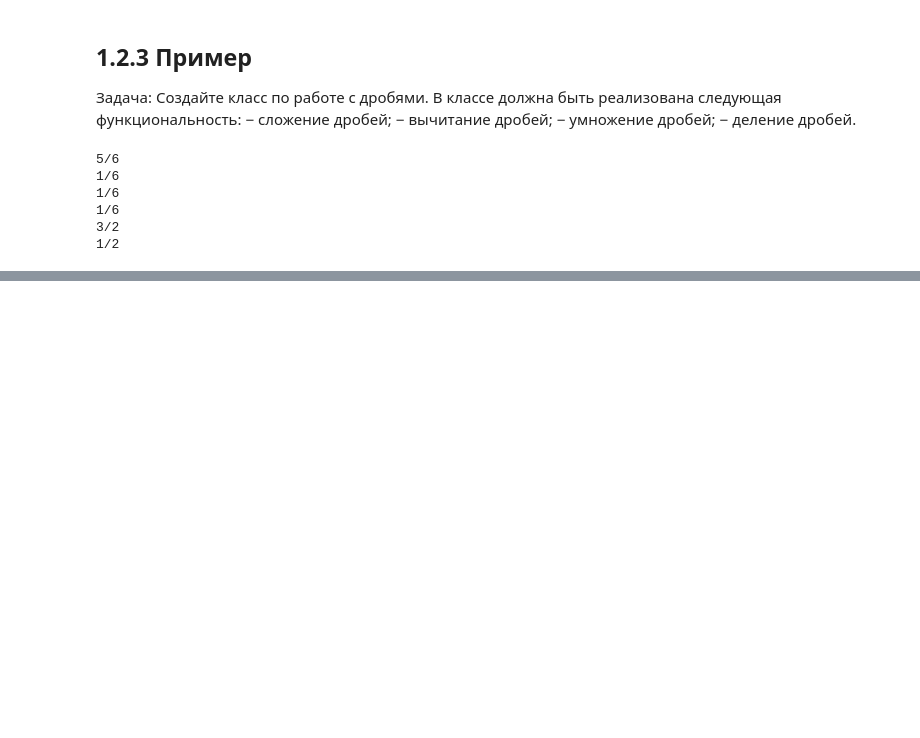
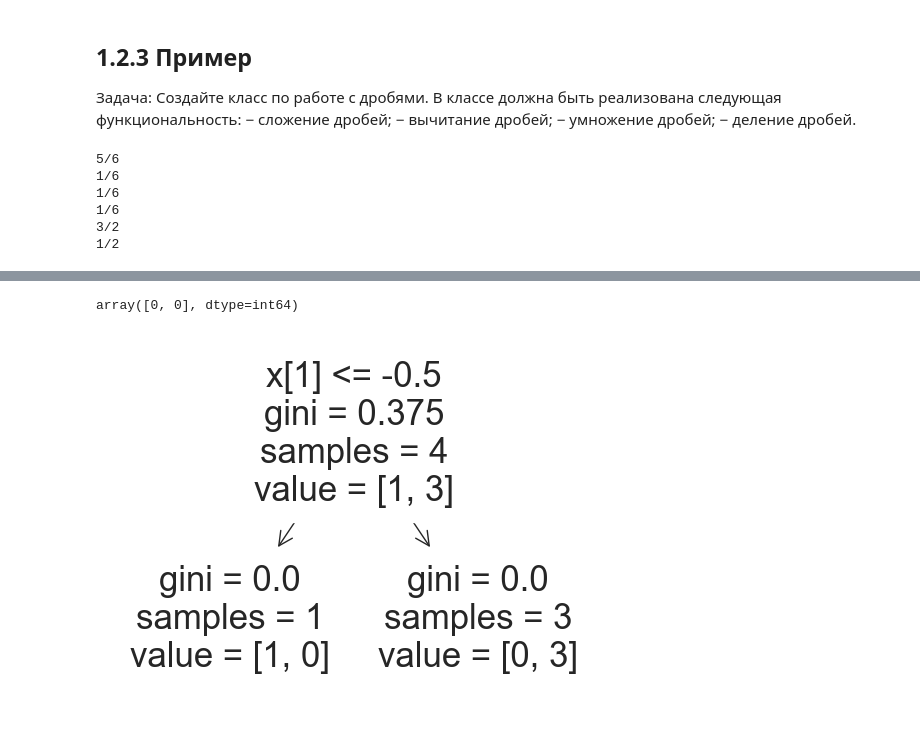
Before and after one commit to Shkityrk/AI_MIREA, a Jupyter notebook: Shkityr_K_Workbook5.ipynb, the cells around one changed output, grey strips where cells are left out. Cells and saved outputs as stored; diff of their text form; code cells hidden in the pictures; blank space fills up the shorter version.

```diff
--- a/Shkityr_K_Workbook5.ipynb
+++ b/Shkityr_K_Workbook5.ipynb
@@ -147,0 +405,16 @@ class Calc:
+# %%
+import numpy as np
+
+X= np.array([[-1, -1], [-2, -1], [-3, -2], [1, 1], [2, 1], [3, 2]])
+target = [0, 0, 0, 1, 1, 1]
+
+df = pd.DataFrame(data=X, columns=['feature1', 'feature2'])
+df['target'] = target
+
+print(df)
+X_train, X_test,y_train, y_test = train_test_split(
+    df.iloc[:,:-1],
+    df.iloc[:,-1],
+    test_size=0.2
+)
+X_train.shape, X_test.shape, y_train.shape, y_test.shape
@@ -147,0 +430,11 @@ class Calc:
+# %%
+classifier = DecisionTreeClassifier()
+classifier.fit(X_train, y_train)
+
+tree.plot_tree(classifier)
+
+y_pred=classifier.predict(X_test)
+y_pred
+# %% [output]
+array([0, 0], dtype=int64)
+[figure, added]
```
Also changed, not shown: parts of 33 cells of this notebook.
